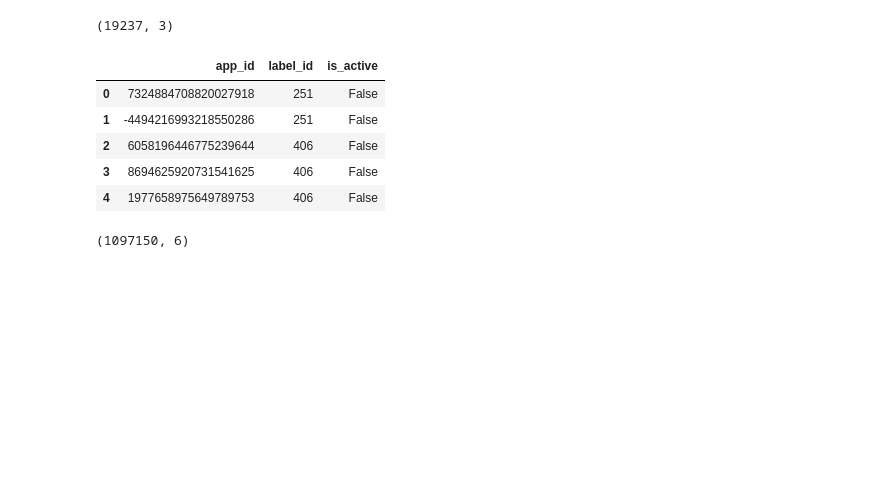
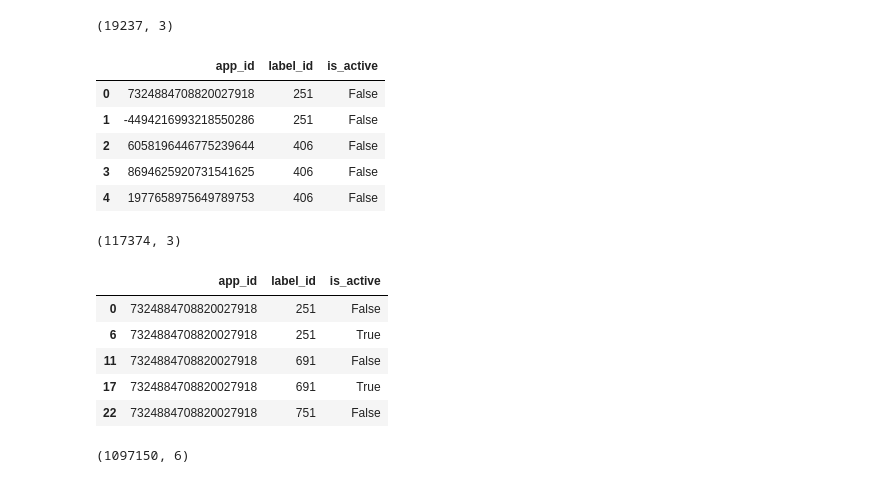
Before and after one commit to lamkg/Thinkful-Final-Capstone, a Jupyter notebook: Final Capstone.ipynb, the cells around one changed output. Drawn from its saved outputs; the diff is of its cells as text; code cells hidden in the pictures; blank space fills up the shorter version.

```diff
--- a/Final Capstone.ipynb
+++ b/Final Capstone.ipynb
@@ -300,6 +300,23 @@ apps_labeled.head()
 | 2 | 6058196446775239644 | 406 | False |
 | 3 | 8694625920731541625 | 406 | False |
 | 4 | 1977658975649789753 | 406 | False |
+# %%
+# Experimenting with how to handle dupes.
+# Adding labels to app_events
+apps_labeled2 = pd.merge(app_labels,
+                       app_events[['app_id', 'is_active']],
+                       on='app_id').dropna().drop_duplicates()
+
+print(apps_labeled2.shape)
+apps_labeled2.head()
+# %% [output]
+(117374, 3)
+|  | app_id | label_id | is_active |
+| 0 | 7324884708820027918 | 251 | False |
+| 6 | 7324884708820027918 | 251 | True |
+| 11 | 7324884708820027918 | 691 | False |
+| 17 | 7324884708820027918 | 691 | True |
+| 22 | 7324884708820027918 | 751 | False |
 # %%
 # Merge ga_train and device_apps
 ga_apps = pd.merge(ga_train,
```
Also changed, not shown: parts of 8 cells of this notebook.
